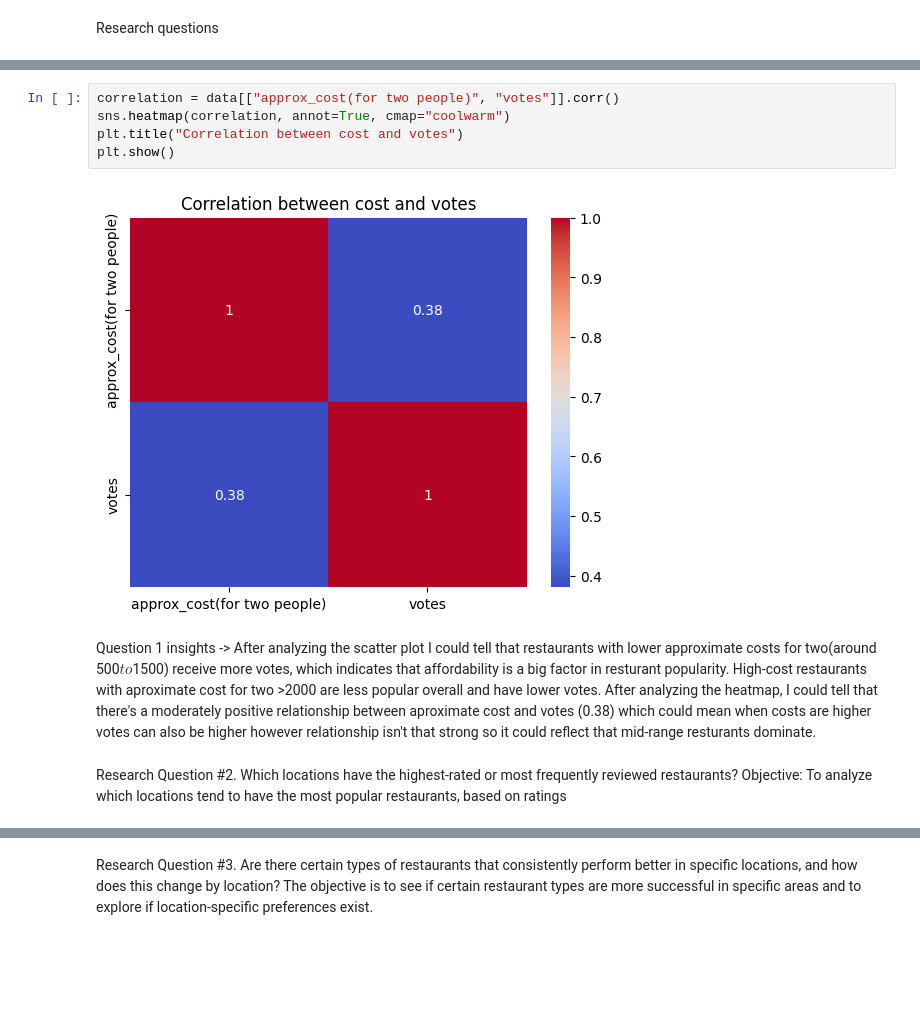
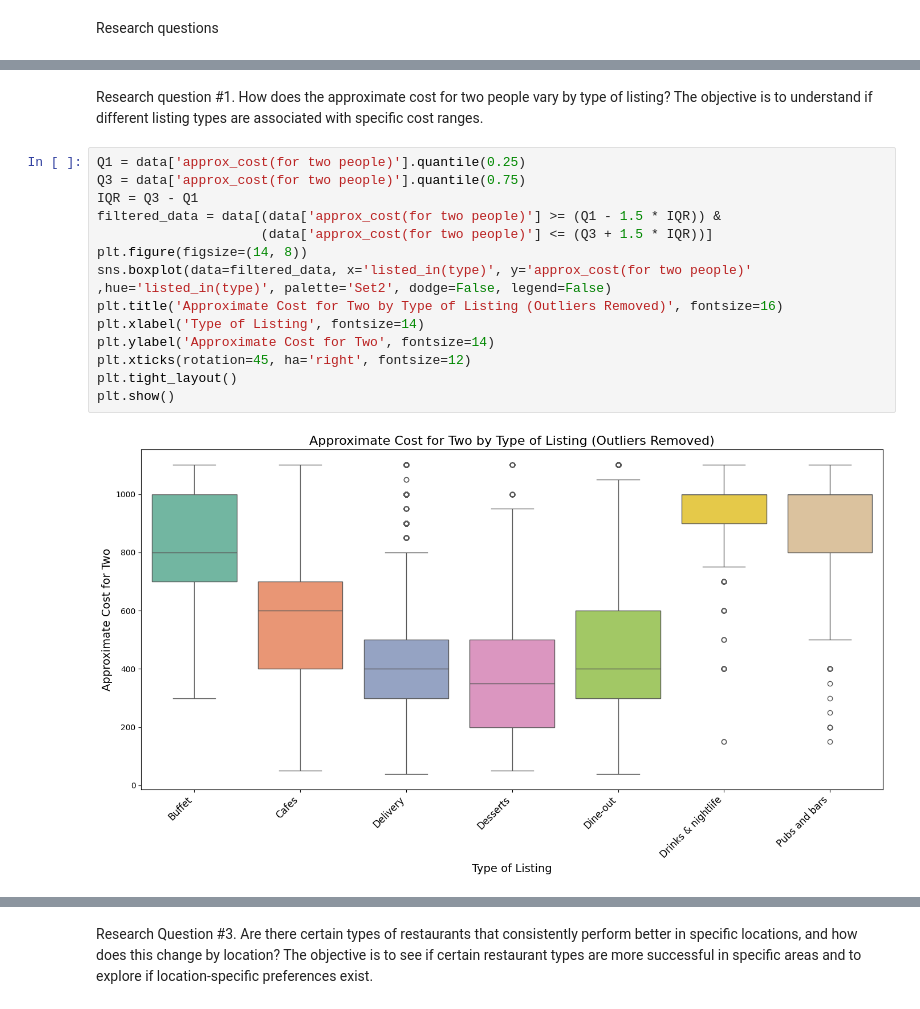
Before and after one commit to nourelsafty1/datavisualization, a Jupyter notebook: Data_engineering_&_visualization_milestone_1.ipynb, the cells around one changed output, grey strips where cells are left out. Cells and saved outputs as stored; diff of their text form; blank space fills up the shorter version.

Commit message:
edit on research questions 1 &2

```diff
--- a/Data_engineering_&_visualization_milestone_1.ipynb
+++ b/Data_engineering_&_visualization_milestone_1.ipynb
@@ -470,14 +454,18 @@ plt.show()
-# %%
-correlation = data[["approx_cost(for two people)", "votes"]].corr()
-sns.heatmap(correlation, annot=True, cmap="coolwarm")
-plt.title("Correlation between cost and votes")
-plt.show()
-# %% [output]
-[figure, removed]
-# %% [markdown]
-Question 1 insights -> After analyzing the scatter plot I could tell that restaurants with lower approximate costs for two(around 500$ to $1500) receive more votes, which indicates that affordability is a big factor in resturant popularity.
-High-cost restaurants with aproximate cost for two >2000 are less popular overall and have lower votes.
-After analyzing the heatmap, I could tell that there's a moderately positive relationship between aproximate cost and votes (0.38) which could mean when costs are higher votes can also be higher however relationship isn't that strong so it could reflect that mid-range resturants dominate.
-# %% [markdown]
-Research Question #2. Which locations have the highest-rated or most frequently reviewed restaurants?
-Objective: To analyze which locations tend to have the most popular restaurants, based on ratings
+# %% [markdown]
+Research question #1. How does the approximate cost for two people vary by type of listing? The objective is to understand if different listing types  are associated with specific cost ranges.
+# %%
+Q1 = data['approx_cost(for two people)'].quantile(0.25)
+Q3 = data['approx_cost(for two people)'].quantile(0.75)
+IQR = Q3 - Q1
+filtered_data = data[(data['approx_cost(for two people)'] >= (Q1 - 1.5 * IQR)) &
+                     (data['approx_cost(for two people)'] <= (Q3 + 1.5 * IQR))]
+plt.figure(figsize=(14, 8))
+sns.boxplot(data=filtered_data, x='listed_in(type)', y='approx_cost(for two people)' ,hue='listed_in(type)', palette='Set2', dodge=False, legend=False)
+plt.title('Approximate Cost for Two by Type of Listing (Outliers Removed)', fontsize=16)
+plt.xlabel('Type of Listing', fontsize=14)
+plt.ylabel('Approximate Cost for Two', fontsize=14)
+plt.xticks(rotation=45, ha='right', fontsize=12)
+plt.tight_layout()
+plt.show()
+# %% [output]
+[figure, added]
```
Also changed, not shown: parts of 18 cells of this notebook.
